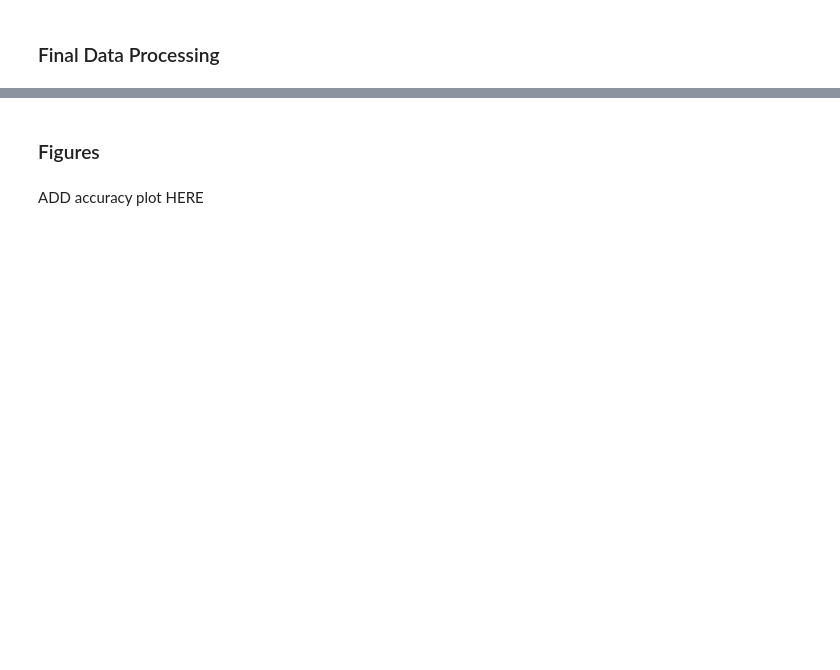
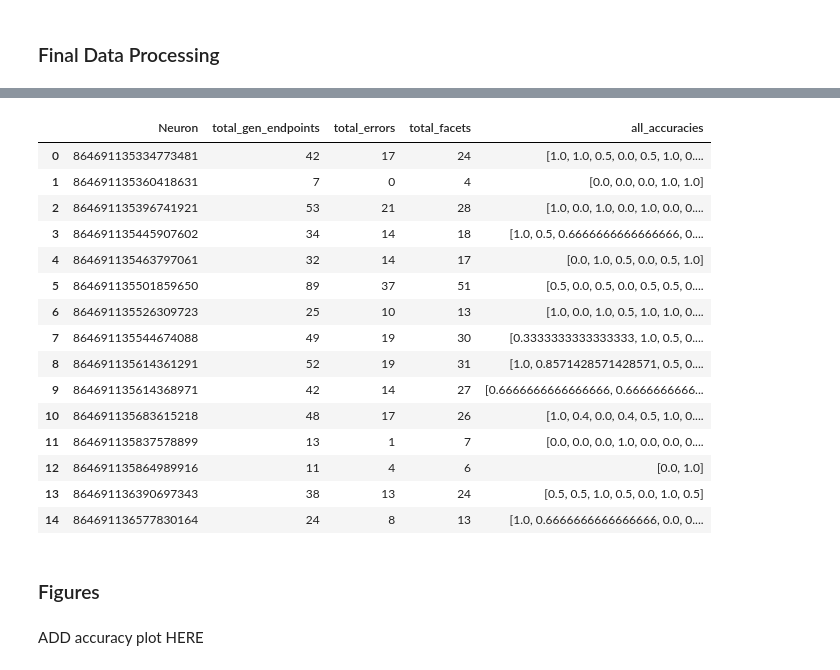
Before and after one commit to aplbrain/campfire, a Jupyter notebook: Final_Results.ipynb, the cells around one changed output, grey strips where cells are left out. Cells and saved outputs as stored; diff of their text form; code cells hidden in the pictures; blank space fills up the shorter version.

```diff
--- a/Final_Results.ipynb
+++ b/Final_Results.ipynb
@@ -619 +742,22 @@ print(grouped_data)
+# %%
+accuracies = pd.read_csv("/Users/sparkle7160/campfire/accuracies.csv")
+# %%
+accuracies
+# %% [output]
+|  | Neuron | total_gen_endpoints | total_errors | total_facets | all_accuracies |
+| 0 | 864691135334773481 | 42 | 17 | 24 | [1.0, 1.0, 0.5, 0.0, 0.5, 1.0, 0.... |
+| 1 | 864691135360418631 | 7 | 0 | 4 | [0.0, 0.0, 0.0, 1.0, 1.0] |
+| 2 | 864691135396741921 | 53 | 21 | 28 | [1.0, 0.0, 1.0, 0.0, 1.0, 0.0, 0.... |
+| 3 | 864691135445907602 | 34 | 14 | 18 | [1.0, 0.5, 0.6666666666666666, 0.... |
+| 4 | 864691135463797061 | 32 | 14 | 17 | [0.0, 1.0, 0.5, 0.0, 0.5, 1.0] |
+| 5 | 864691135501859650 | 89 | 37 | 51 | [0.5, 0.0, 0.5, 0.0, 0.5, 0.5, 0.... |
+| 6 | 864691135526309723 | 25 | 10 | 13 | [1.0, 0.0, 1.0, 0.5, 1.0, 1.0, 0.... |
+| 7 | 864691135544674088 | 49 | 19 | 30 | [0.3333333333333333, 1.0, 0.5, 0.... |
+| 8 | 864691135614361291 | 52 | 19 | 31 | [1.0, 0.8571428571428571, 0.5, 0.... |
+| 9 | 864691135614368971 | 42 | 14 | 27 | [0.6666666666666666, 0.6666666666... |
+| 10 | 864691135683615218 | 48 | 17 | 26 | [1.0, 0.4, 0.0, 0.4, 0.5, 1.0, 0.... |
+| 11 | 864691135837578899 | 13 | 1 | 7 | [0.0, 0.0, 0.0, 1.0, 0.0, 0.0, 0.... |
+| 12 | 864691135864989916 | 11 | 4 | 6 | [0.0, 1.0] |
+| 13 | 864691136390697343 | 38 | 13 | 24 | [0.5, 0.5, 1.0, 0.5, 0.0, 1.0, 0.5] |
+| 14 | 864691136577830164 | 24 | 8 | 13 | [1.0, 0.6666666666666666, 0.0, 0.... |
 # %%
```
Also changed, not shown: parts of 17 cells of this notebook, 3 other files.
